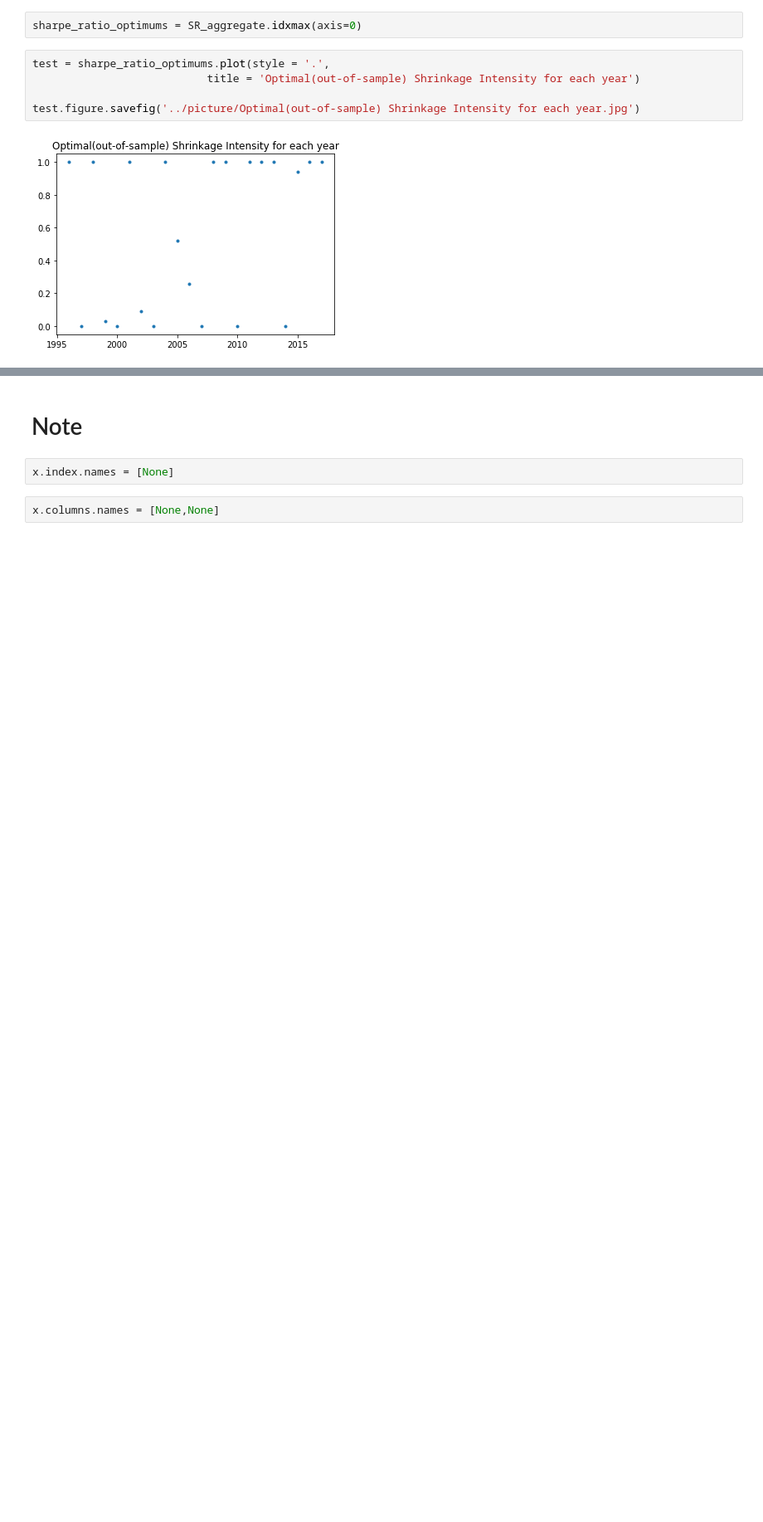
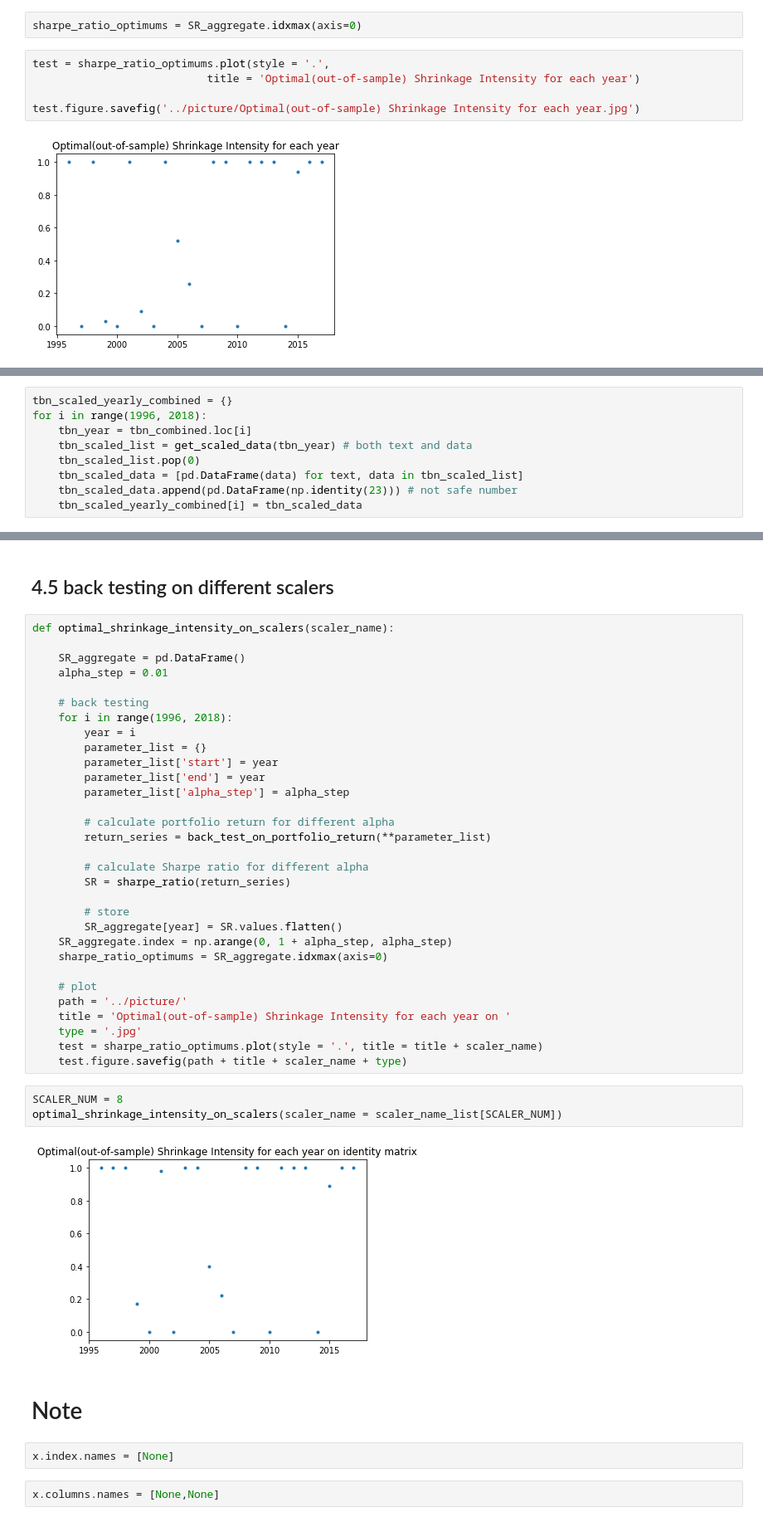
Before and after one commit to ChengLuFred/Portfolio-Selection-via-TBN, a Jupyter notebook: supplement/subject_exam.ipynb, the cells around one changed output, grey strips where cells are left out. Shown at 83% size. Saved outputs shown, nothing was run; the diff lists cells and outputs as text; blank space fills up the shorter version.

```diff
--- a/supplement/subject_exam.ipynb
+++ b/supplement/subject_exam.ipynb
@@ -430,0 +538,9 @@ test.figure.savefig('../picture/Optimal(out-of-sample) Shrinkage Intensity for e
+# %%
+tbn_scaled_yearly_combined = {}
+for i in range(1996, 2018):
+    tbn_year = tbn_combined.loc[i]
+    tbn_scaled_list = get_scaled_data(tbn_year) # both text and data
+    tbn_scaled_list.pop(0)
+    tbn_scaled_data = [pd.DataFrame(data) for text, data in tbn_scaled_list]
+    tbn_scaled_data.append(pd.DataFrame(np.identity(23))) # not safe number
+    tbn_scaled_yearly_combined[i] = tbn_scaled_data
@@ -431,3 +608,41 @@ test.figure.savefig('../picture/Optimal(out-of-sample) Shrinkage Intensity for e
+# %% [markdown]
+## 4.5 back testing on different scalers
+# %%
+def optimal_shrinkage_intensity_on_scalers(scaler_name):
+
+    SR_aggregate = pd.DataFrame()
+    alpha_step = 0.01
+
+    # back testing
+    for i in range(1996, 2018):
+        year = i
+        parameter_list = {}
+        parameter_list['start'] = year
+        parameter_list['end'] = year
+        parameter_list['alpha_step'] = alpha_step
+
+        # calculate portfolio return for different alpha
+        return_series = back_test_on_portfolio_return(**parameter_list)
+
+        # calculate Sharpe ratio for different alpha
+        SR = sharpe_ratio(return_series)
+
+        # store
+        SR_aggregate[year] = SR.values.flatten()
+    SR_aggregate.index = np.arange(0, 1 + alpha_step, alpha_step)
+    sharpe_ratio_optimums = SR_aggregate.idxmax(axis=0)
+
+    # plot
+    path = '../picture/'
+    title = 'Optimal(out-of-sample) Shrinkage Intensity for each year on '
+    type = '.jpg'
+    test = sharpe_ratio_optimums.plot(style = '.', title = title + scaler_name)
+    test.figure.savefig(path + title + scaler_name + type)
+# %%
+SCALER_NUM = 8
+optimal_shrinkage_intensity_on_scalers(scaler_name = scaler_name_list[SCALER_NUM])
+# %% [output]
+[figure, added]
 # %% [markdown]
 # Note
 # %%
```
Also changed, not shown: parts of 17 cells of this notebook, 10 other files.
